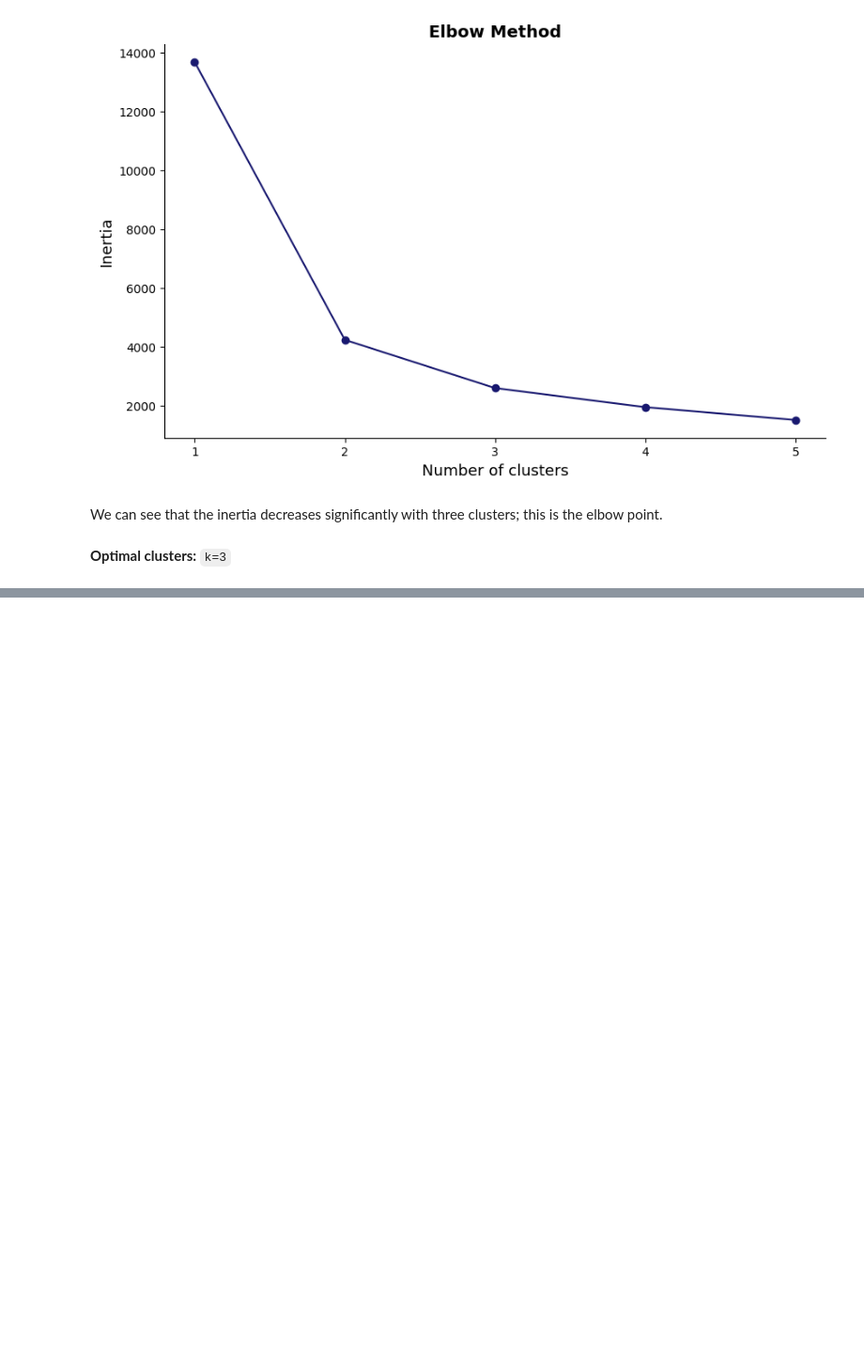
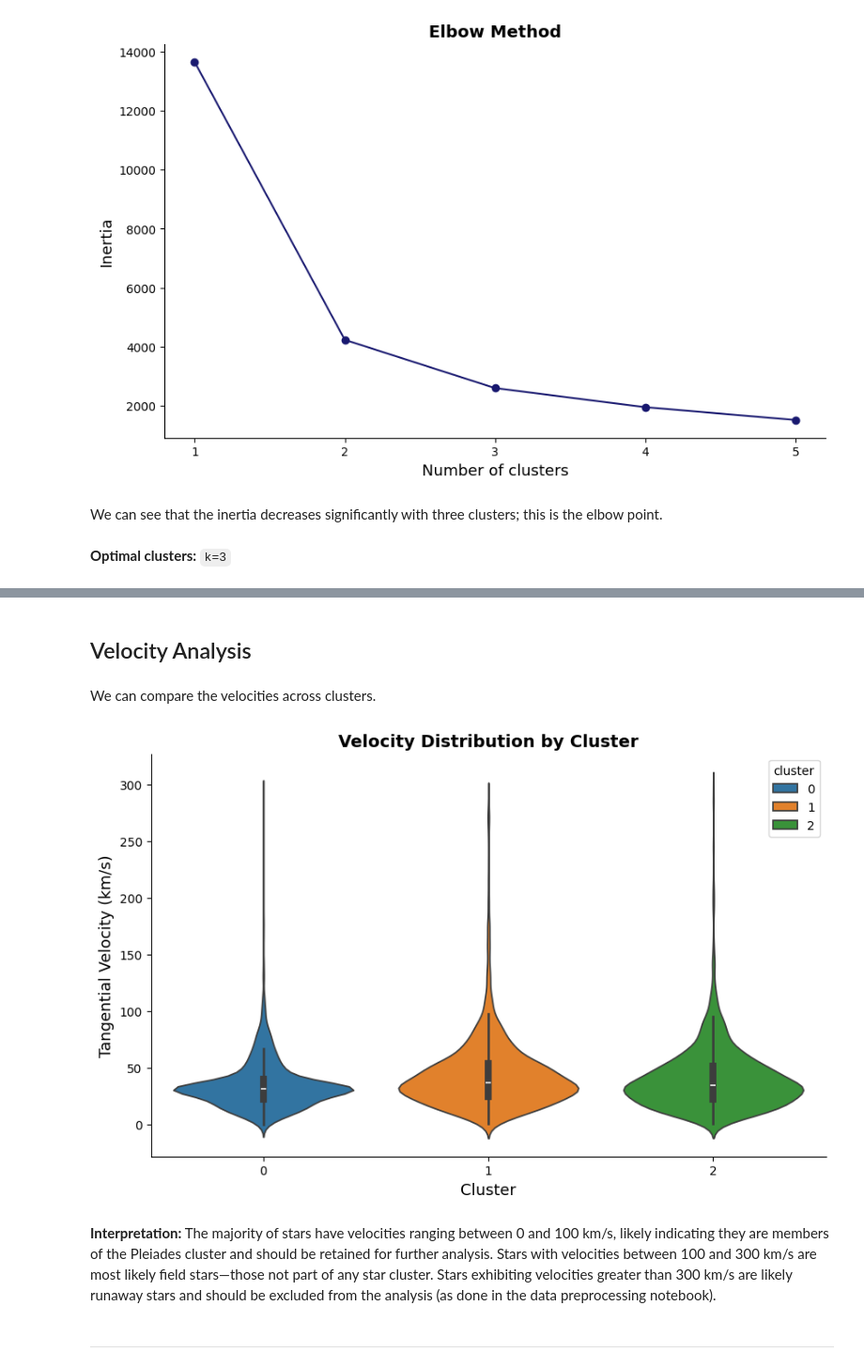
Before and after one commit to German-vr/GaiaDR3-StarClassifier, a Jupyter notebook: notebooks/exploratory_analysis.ipynb, the cells around one changed output, grey strips where cells are left out. Shown at 94% size. Cells and saved outputs as stored; diff of their text form; code cells hidden in the pictures; blank space fills up the shorter version.

```diff
--- a/notebooks/exploratory_analysis.ipynb
+++ b/notebooks/exploratory_analysis.ipynb
@@ -110,0 +245,19 @@ plt.show()
+# %% [markdown]
+## Velocity Analysis
+# %% [markdown]
+We can compare the velocities across clusters.
+# %%
+plt.figure(figsize=(10,6))
+sns.violinplot(data=df, x='cluster', y='v_total', hue='cluster', palette='tab10')
+plt.xlabel('Cluster', fontsize=13)
+plt.ylabel('Tangential Velocity (km/s)', fontsize=13)
+plt.title('Velocity Distribution by Cluster', fontsize=14, weight='bold')
+sns.despine()
+plt.savefig('../figures/velocity-violin-plot.png', dpi=300)
+plt.show()
+# %% [output]
+[figure, added]
+# %% [markdown]
+**Interpretation:** The majority of stars have velocities ranging between 0 and 100 km/s, likely indicating they are members of the Pleiades cluster and should be retained for further analysis. Stars with velocities between 100 and 300 km/s are most likely field stars—those not part of any star cluster. Stars exhibiting velocities greater than 300 km/s are likely runaway stars and should be excluded from the analysis (as done in the data preprocessing notebook).
+# %% [markdown]
+---
```
Also changed, not shown: parts of 18 cells of this notebook, 8 other files.
